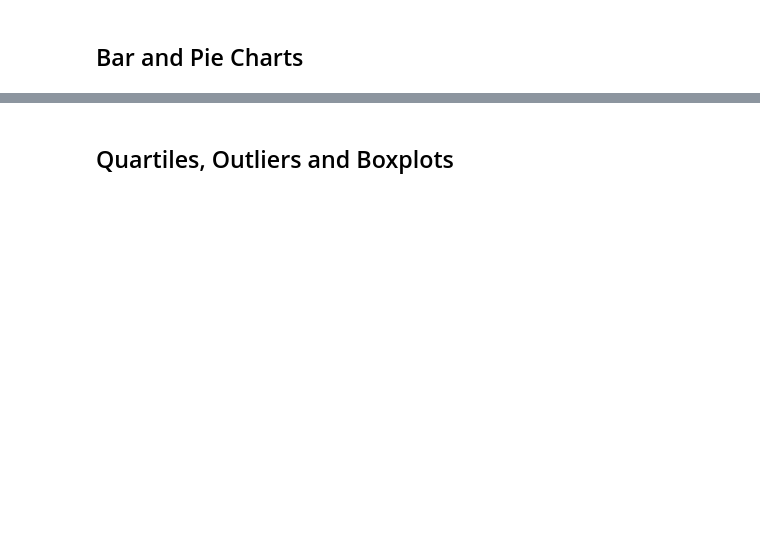
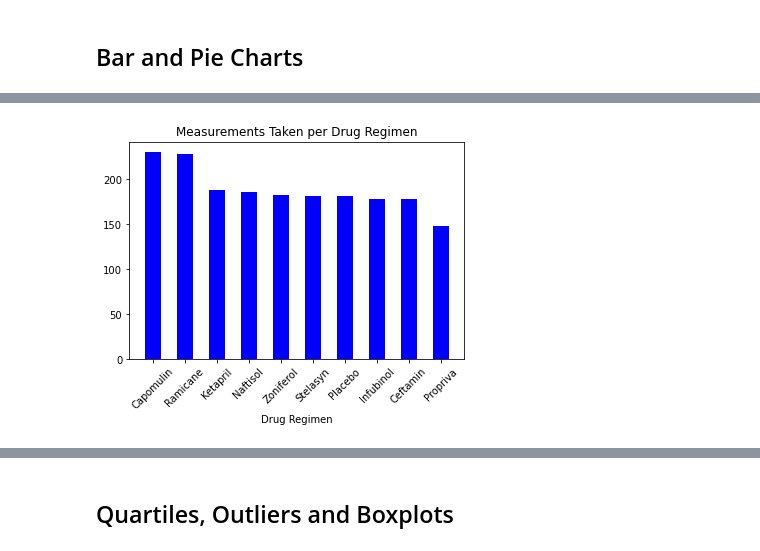
Before and after one commit to sgaetz1/matplotlib-challenge, a Jupyter notebook: pymaceuticals.ipynb, the cells around one changed output, grey strips where cells are left out. Cells and saved outputs as stored; diff of their text form; code cells hidden in the pictures; blank space fills up the shorter version.

```diff
--- a/pymaceuticals.ipynb
+++ b/pymaceuticals.ipynb
@@ -95,11 +143,13 @@ drug_chart = count.plot(kind = 'bar', rot = 45, title = "Total Measurements per
 # %%
 # Generate a bar plot showing the total number of measurements taken on each drug regimen using pyplot.
 
 plt.bar(count.index, count, width = 0.5, color='b',alpha = 1, align = 'center')
 plt.xticks(rotation=45)
 plt.xlabel("Drug Regimen")
-plt.title ="Total Measurements per Drug Regimen"
+plt.title("Measurements Taken per Drug Regimen")
 plt.show()
+# %% [output]
+[figure, added]
 # %%
 # Generate a pie plot showing the distribution of female versus male mice using pandas
 df_time_0 = df.loc[df['Timepoint'] == 0]
```
Also changed, not shown: parts of 21 cells of this notebook.
